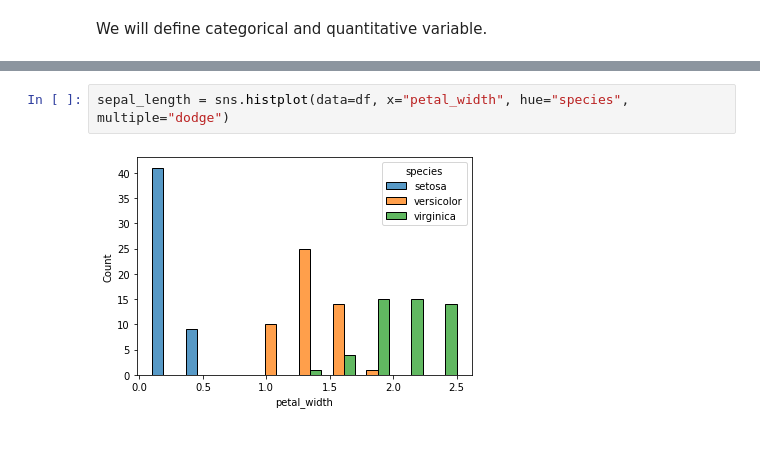
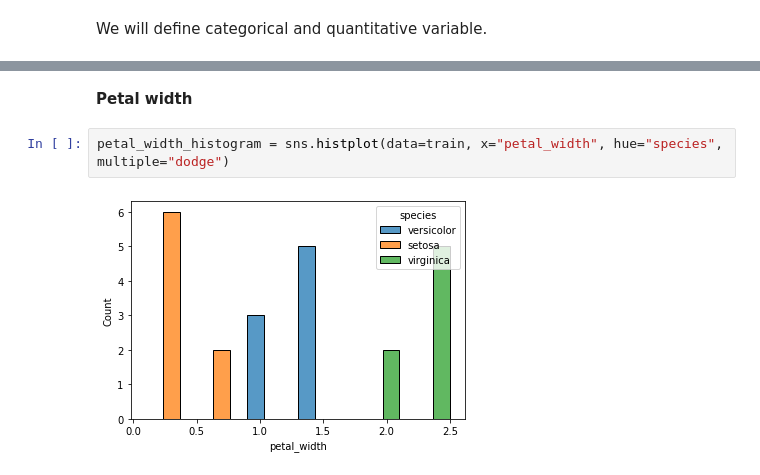
Before and after one commit to malachi-hale/classification-exercises, a Jupyter notebook: classification_exercises.ipynb, the cells around one changed output, grey strips where cells are left out. Saved outputs shown, nothing was run; the diff lists cells and outputs as text; blank space fills up the shorter version.

```diff
--- a/classification_exercises.ipynb
+++ b/classification_exercises.ipynb
@@ -448,4 +503,6 @@ sepal_length = sns.histplot(data=df, x="petal_length", hue="species", multiple="
+# %% [markdown]
+**Petal width**
 # %%
-sepal_length = sns.histplot(data=df, x="petal_width", hue="species", multiple="dodge")
+petal_width_histogram = sns.histplot(data=train, x="petal_width", hue="species", multiple="dodge")
 # %% [output]
-[figure, old version]
+[figure, new version]
```
Also changed, not shown: parts of 22 cells of this notebook, 2 other files.
